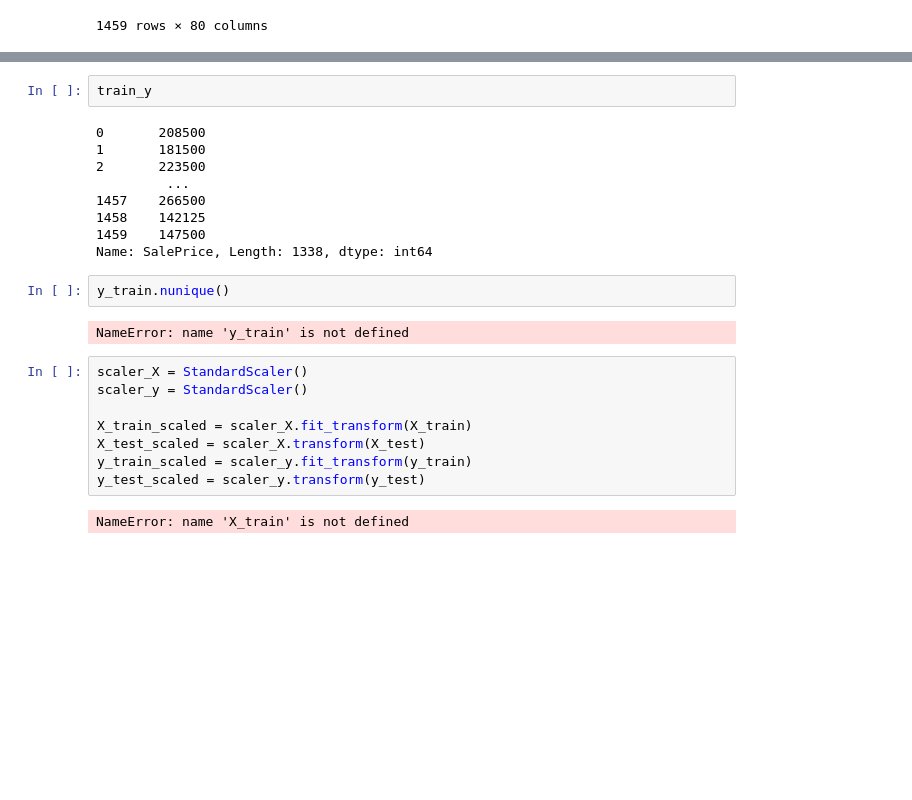
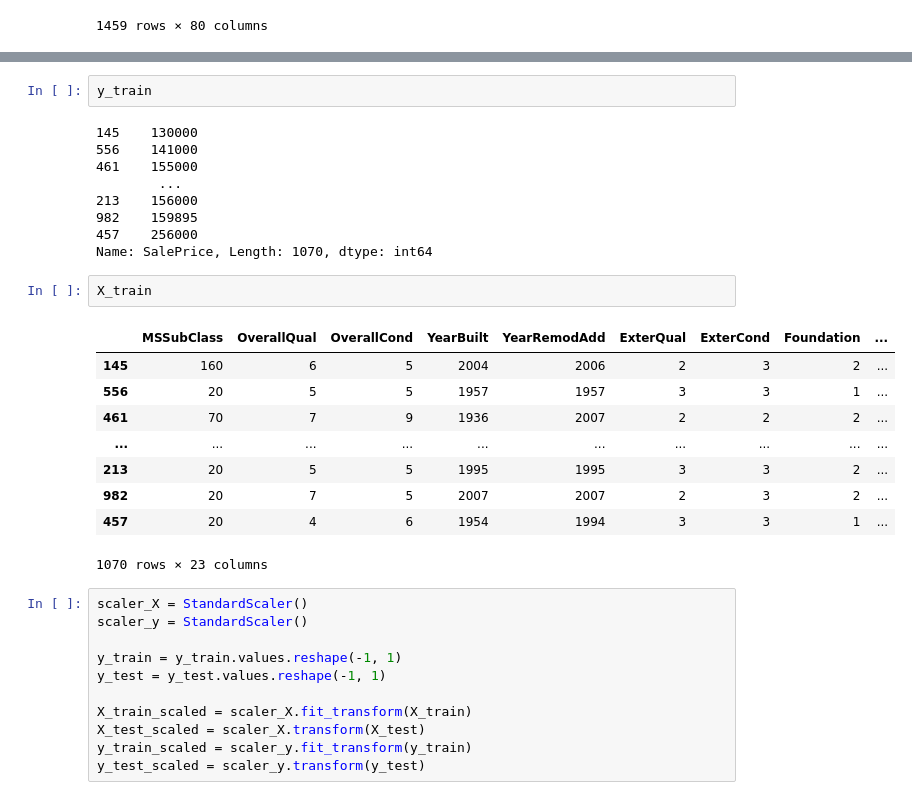
Before and after one commit to yunmokoo/Kaggle_Testing, a Jupyter notebook: housing-price-aug-16.ipynb, the cells around one changed output, grey strips where cells are left out. Saved outputs shown, nothing was run; the diff lists cells and outputs as text; blank space fills up the shorter version.

Commit message:
Kaggle Notebook | Housing Price Aug_16 | Version 16

```diff
--- a/housing-price-aug-16.ipynb
+++ b/housing-price-aug-16.ipynb
@@ -584,25 +621,34 @@ df_train_selected
-# %%
-train_y
-# %% [output]
-0       208500
-1       181500
-2       223500
-         ...
-1457    266500
-1458    142125
-1459    147500
-Name: SalePrice, Length: 1338, dtype: int64
 # %%
-y_train.nunique()
+y_train
 # %% [output]
-NameError: name 'y_train' is not defined
+145    130000
+556    141000
+461    155000
+        ...
+213    156000
+982    159895
+457    256000
+Name: SalePrice, Length: 1070, dtype: int64
+# %%
+X_train
+# %% [output]
+|  | MSSubClass | OverallQual | OverallCond | YearBuilt | YearRemodAdd | ExterQual | ExterCond | Foundation | ... |
+| 145 | 160 | 6 | 5 | 2004 | 2006 | 2 | 3 | 2 | ... |
+| 556 | 20 | 5 | 5 | 1957 | 1957 | 3 | 3 | 1 | ... |
+| 461 | 70 | 7 | 9 | 1936 | 2007 | 2 | 2 | 2 | ... |
+| ... | ... | ... | ... | ... | ... | ... | ... | ... | ... |
+| 213 | 20 | 5 | 5 | 1995 | 1995 | 3 | 3 | 2 | ... |
+| 982 | 20 | 7 | 5 | 2007 | 2007 | 2 | 3 | 2 | ... |
+| 457 | 20 | 4 | 6 | 1954 | 1994 | 3 | 3 | 1 | ... |
+1070 rows × 23 columns
 # %%
 scaler_X = StandardScaler()
 scaler_y = StandardScaler()
+
+y_train = y_train.values.reshape(-1, 1)
+y_test = y_test.values.reshape(-1, 1)
 
 X_train_scaled = scaler_X.fit_transform(X_train)
 X_test_scaled = scaler_X.transform(X_test)
 y_train_scaled = scaler_y.fit_transform(y_train)
 y_test_scaled = scaler_y.transform(y_test)
-# %% [output]
-NameError: name 'X_train' is not defined
```
Also changed, not shown: parts of 14 cells of this notebook.
